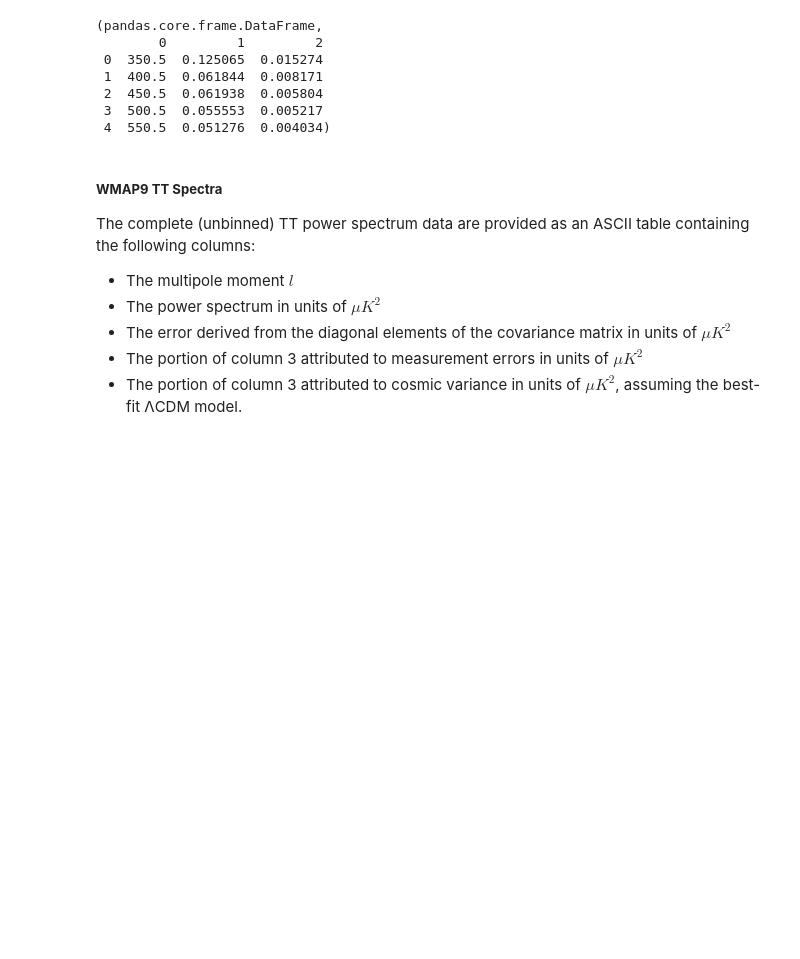
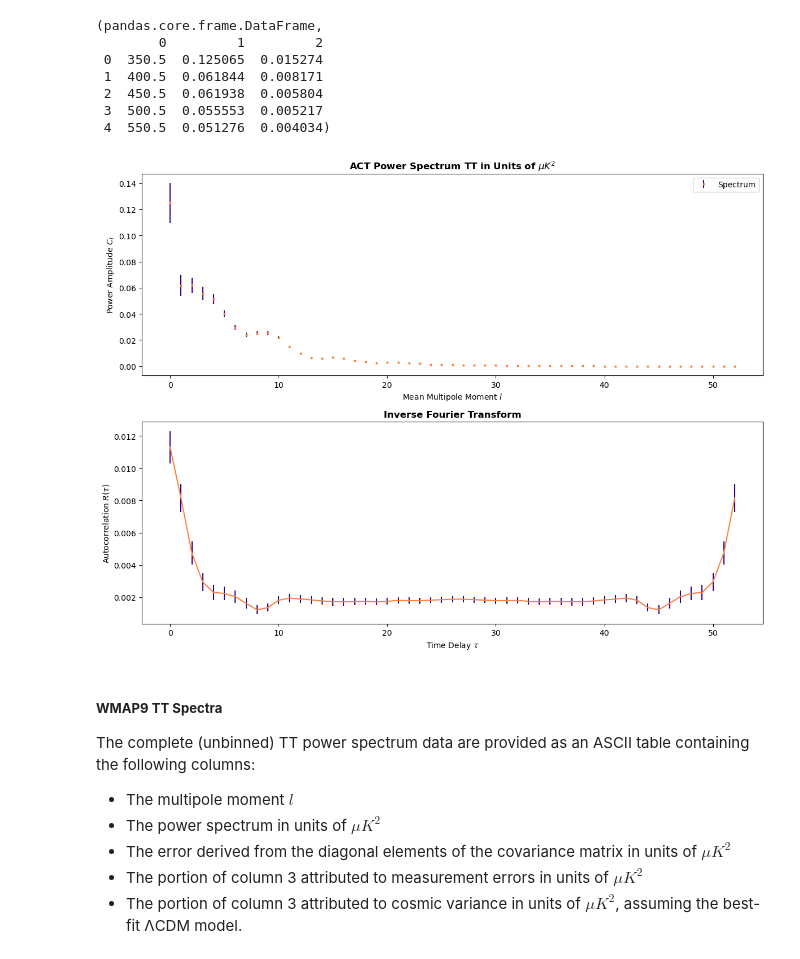
Before and after one commit to emmabacarra/cmbresearch, a Jupyter notebook: spectral plotting.ipynb, the cells around one changed output. Drawn from its saved outputs; the diff is of its cells as text; code cells hidden in the pictures; blank space fills up the shorter version.

```diff
--- a/spectral plotting.ipynb
+++ b/spectral plotting.ipynb
@@ -49,6 +53,40 @@ type(act_tt_data), act_tt_data.head()
 #         linestyle = "--",
 #         markersize = 5);
 # ax.legend(loc = 0)
+# %%
+# Plotting ACT Data
+power1D = act_tt_data[1]
+p1Derror = act_tt_data[2]
+
+plt.figure(figsize=(12, 9))
+
+plt.subplot(2, 1, 1)
+plt.xlabel(r"Mean Multipole Moment $l$")
+plt.ylabel(r"Power Amplitude $C_{l}$")
+plt.title(r"ACT Power Spectrum TT in Units of $\mu K^2$", weight = "bold")
+
+plt.errorbar(np.arange(len(power1D)), power1D, yerr=p1Derror,
+        label = "Spectrum",
+        color = "#ff7e3d",
+        ecolor = "#33008c", # colors in RGBA (hex), control alpha/transparency by adding 2 more digits (%tage)
+        marker = "o",
+        markersize = 2,
+        linestyle = "None"); # use lambda as x-axis
+plt.legend(loc = 0)
+
+# autocorrelation - inverse fourier transform
+plt.subplot(2, 1, 2)
+
+signal = np.fft.ifft(power1D)
+sigerr = np.abs(np.fft.ifft(p1Derror))
+plt.errorbar(np.arange(len(signal)), signal.real, color = "#ff7e3d", yerr=sigerr.real, ecolor = "#33008c")
+# plt.ylim(-1e6, 1e6)
+plt.xlabel(r"Time Delay $\tau$")
+plt.ylabel(r"Autocorrelation $R(\tau)$")
+plt.title(r"Inverse Fourier Transform", weight = "bold")
+plt.tight_layout()
+# %% [output]
+[figure, added]
 # %% [markdown]
 ##### <b> WMAP9 TT Spectra </b>
 
```
Also changed, not shown: parts of 5 cells of this notebook, 6 other files.
